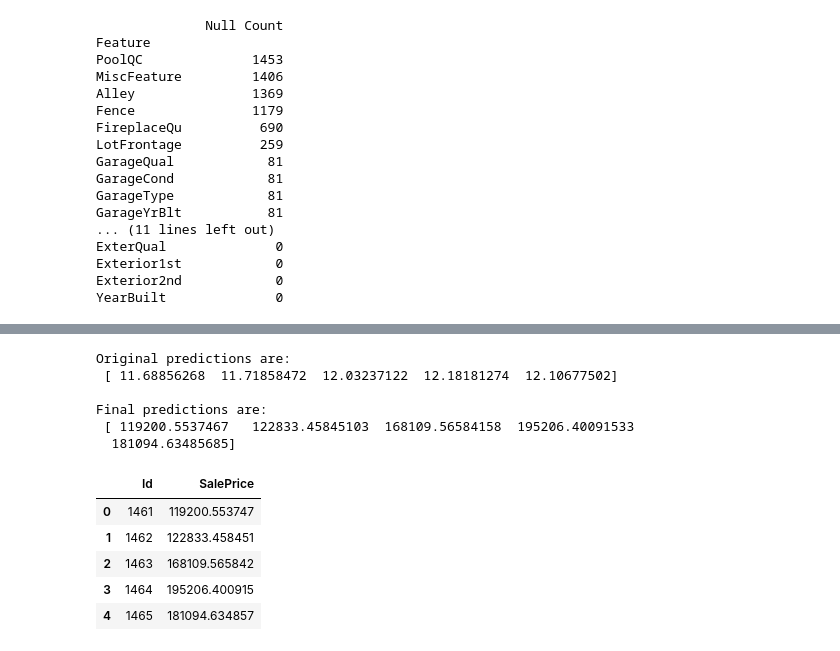
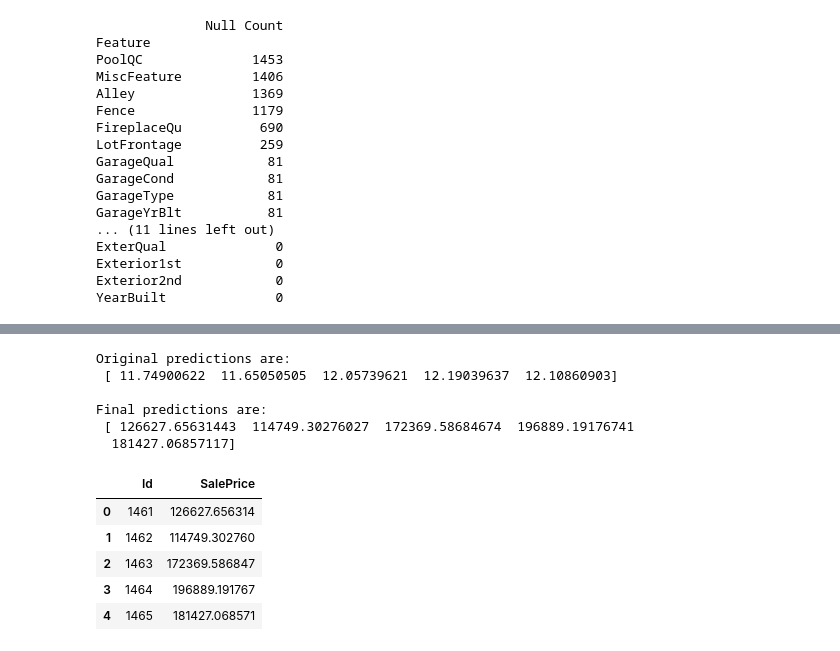
Before and after one commit to pb8/JupyterNotebooks, a Jupyter notebook: kaggle/house-prices/linearRegression.ipynb, the cells around one changed output, grey strips where cells are left out. Saved outputs shown, nothing was run; the diff lists cells and outputs as text; code cells hidden in the pictures.

Commit message:
switched to ridge regression

```diff
--- a/kaggle/house-prices/linearRegression.ipynb
+++ b/kaggle/house-prices/linearRegression.ipynb
@@ -218,27 +218,44 @@ for i in range (-2, 3):
 # %%
-submission = pd.DataFrame()
-submission['Id'] = test.Id
+# submission = pd.DataFrame()
+# submission['Id'] = test.Id
 
-feats = test.select_dtypes(include=[np.number]).drop(['Id'], axis=1).interpolate()
-predictions = model.predict(feats)
-final_predictions = np.exp(predictions)
+# feats = test.select_dtypes(include=[np.number]).drop(['Id'], axis=1).interpolate()
 
-print ("Original predictions are: \n", predictions[:5], "\n")
-print ("Final predictions are: \n", final_predictions[:5])
+# predictions = model.predict(feats)
+# final_predictions = np.exp(predictions)
 
-submission['SalePrice'] = final_predictions
-submission.head()
+# print ("Original predictions are: \n", predictions[:5], "\n")
+# print ("Final predictions are: \n", final_predictions[:5])
+
+# submission['SalePrice'] = final_predictions
+# submission.head()
-# %% [output]
-Original predictions are:
- [ 11.68856268  11.71858472  12.03237122  12.18181274  12.10677502]
-
-Final predictions are:
- [ 119200.5537467   122833.45845103  168109.56584158  195206.40091533
-  181094.63485685]
-|  | Id | SalePrice |
-| 0 | 1461 | 119200.553747 |
-| 1 | 1462 | 122833.458451 |
-| 2 | 1463 | 168109.565842 |
-| 3 | 1464 | 195206.400915 |
-| 4 | 1465 | 181094.634857 |
+# %%
+submission = pd.DataFrame()
+submission['Id'] = test.Id
+
+feats = test.select_dtypes(include=[np.number]).drop(['Id'], axis=1).interpolate()
+
+rm = linear_model.Ridge(alpha=100)
+ridge_model = rm.fit(X_train, y_train)
+predictions = ridge_model.predict(feats)
+final_predictions = np.exp(predictions)
+
+print ("Original predictions are: \n", predictions[:5], "\n")
+print ("Final predictions are: \n", final_predictions[:5])
+
+submission['SalePrice'] = final_predictions
+submission.head()
+# %% [output]
+Original predictions are:
+ [ 11.74900622  11.65050505  12.05739621  12.19039637  12.10860903]
+
+Final predictions are:
+ [ 126627.65631443  114749.30276027  172369.58684674  196889.19176741
+  181427.06857117]
+|  | Id | SalePrice |
+| 0 | 1461 | 126627.656314 |
+| 1 | 1462 | 114749.302760 |
+| 2 | 1463 | 172369.586847 |
+| 3 | 1464 | 196889.191767 |
+| 4 | 1465 | 181427.068571 |
 # %%
```
Also changed, not shown: parts of 9 cells of this notebook.
